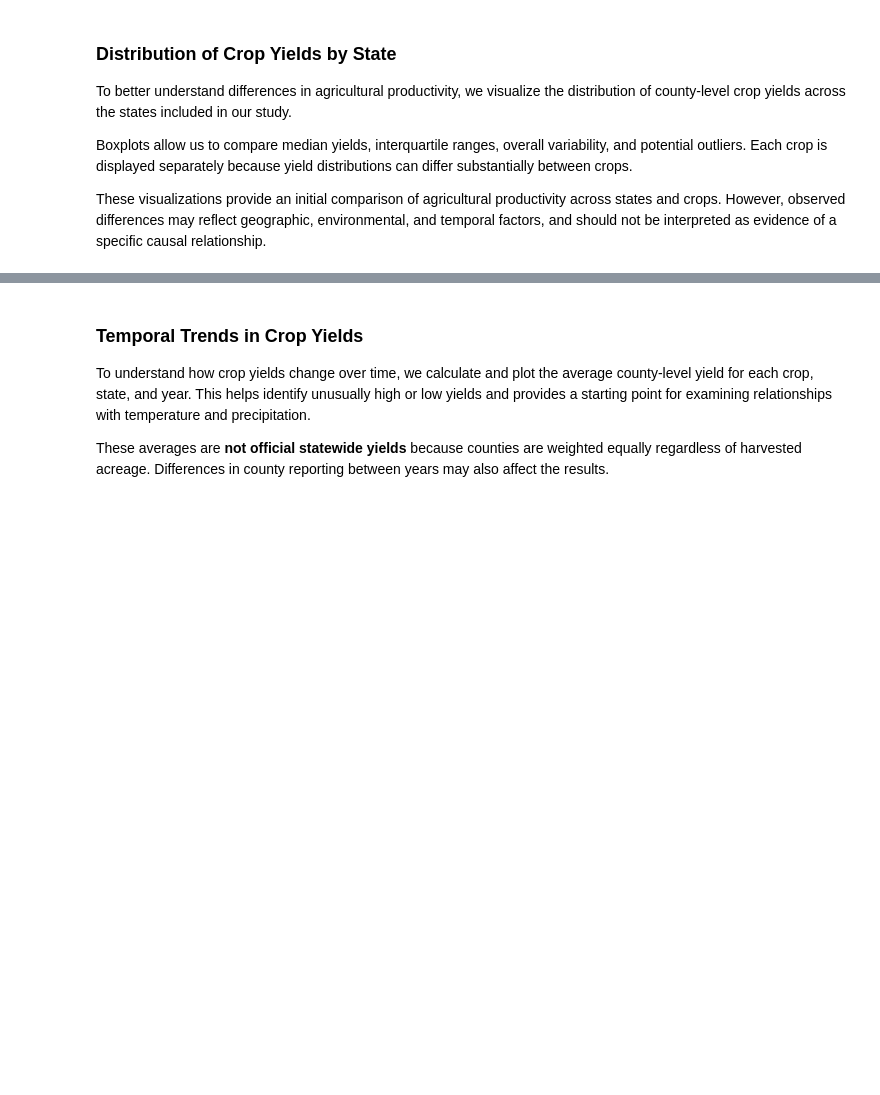
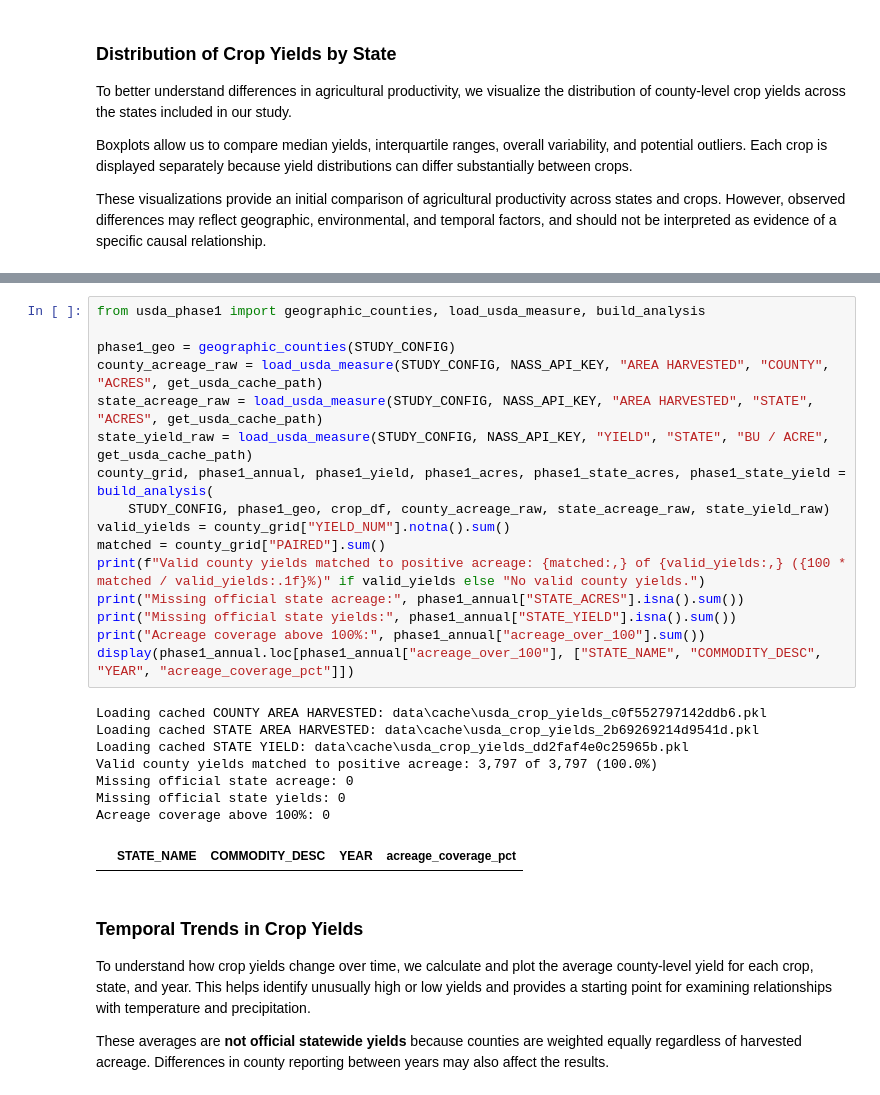
Before and after one commit to transCoderJen/agricultural-climate-analysis, a Jupyter notebook: 01_USDA_Crop_Data_Exploration.ipynb, the cells around one changed output, grey strips where cells are left out. Cells and saved outputs as stored; diff of their text form; blank space fills up the shorter version.

```diff
--- a/01_USDA_Crop_Data_Exploration.ipynb
+++ b/01_USDA_Crop_Data_Exploration.ipynb
@@ -870,3 +864,28 @@ plt.show()
+# %%
+from usda_phase1 import geographic_counties, load_usda_measure, build_analysis
+
+phase1_geo = geographic_counties(STUDY_CONFIG)
+county_acreage_raw = load_usda_measure(STUDY_CONFIG, NASS_API_KEY, "AREA HARVESTED", "COUNTY", "ACRES", get_usda_cache_path)
+state_acreage_raw = load_usda_measure(STUDY_CONFIG, NASS_API_KEY, "AREA HARVESTED", "STATE", "ACRES", get_usda_cache_path)
+state_yield_raw = load_usda_measure(STUDY_CONFIG, NASS_API_KEY, "YIELD", "STATE", "BU / ACRE", get_usda_cache_path)
+county_grid, phase1_annual, phase1_yield, phase1_acres, phase1_state_acres, phase1_state_yield = build_analysis(
+    STUDY_CONFIG, phase1_geo, crop_df, county_acreage_raw, state_acreage_raw, state_yield_raw)
+valid_yields = county_grid["YIELD_NUM"].notna().sum()
+matched = county_grid["PAIRED"].sum()
+print(f"Valid county yields matched to positive acreage: {matched:,} of {valid_yields:,} ({100 * matched / valid_yields:.1f}%)" if valid_yields else "No valid county yields.")
+print("Missing official state acreage:", phase1_annual["STATE_ACRES"].isna().sum())
+print("Missing official state yields:", phase1_annual["STATE_YIELD"].isna().sum())
+print("Acreage coverage above 100%:", phase1_annual["acreage_over_100"].sum())
+display(phase1_annual.loc[phase1_annual["acreage_over_100"], ["STATE_NAME", "COMMODITY_DESC", "YEAR", "acreage_coverage_pct"]])
+# %% [output]
+Loading cached COUNTY AREA HARVESTED: data\cache\usda_crop_yields_c0f552797142ddb6.pkl
+Loading cached STATE AREA HARVESTED: data\cache\usda_crop_yields_2b69269214d9541d.pkl
+Loading cached STATE YIELD: data\cache\usda_crop_yields_dd2faf4e0c25965b.pkl
+Valid county yields matched to positive acreage: 3,797 of 3,797 (100.0%)
+Missing official state acreage: 0
+Missing official state yields: 0
+Acreage coverage above 100%: 0
+|  | STATE_NAME | COMMODITY_DESC | YEAR | acreage_coverage_pct |
 # %% [markdown]
 ### Temporal Trends in Crop Yields
 
```
Also changed, not shown: parts of 20 cells of this notebook, 1 other file.
